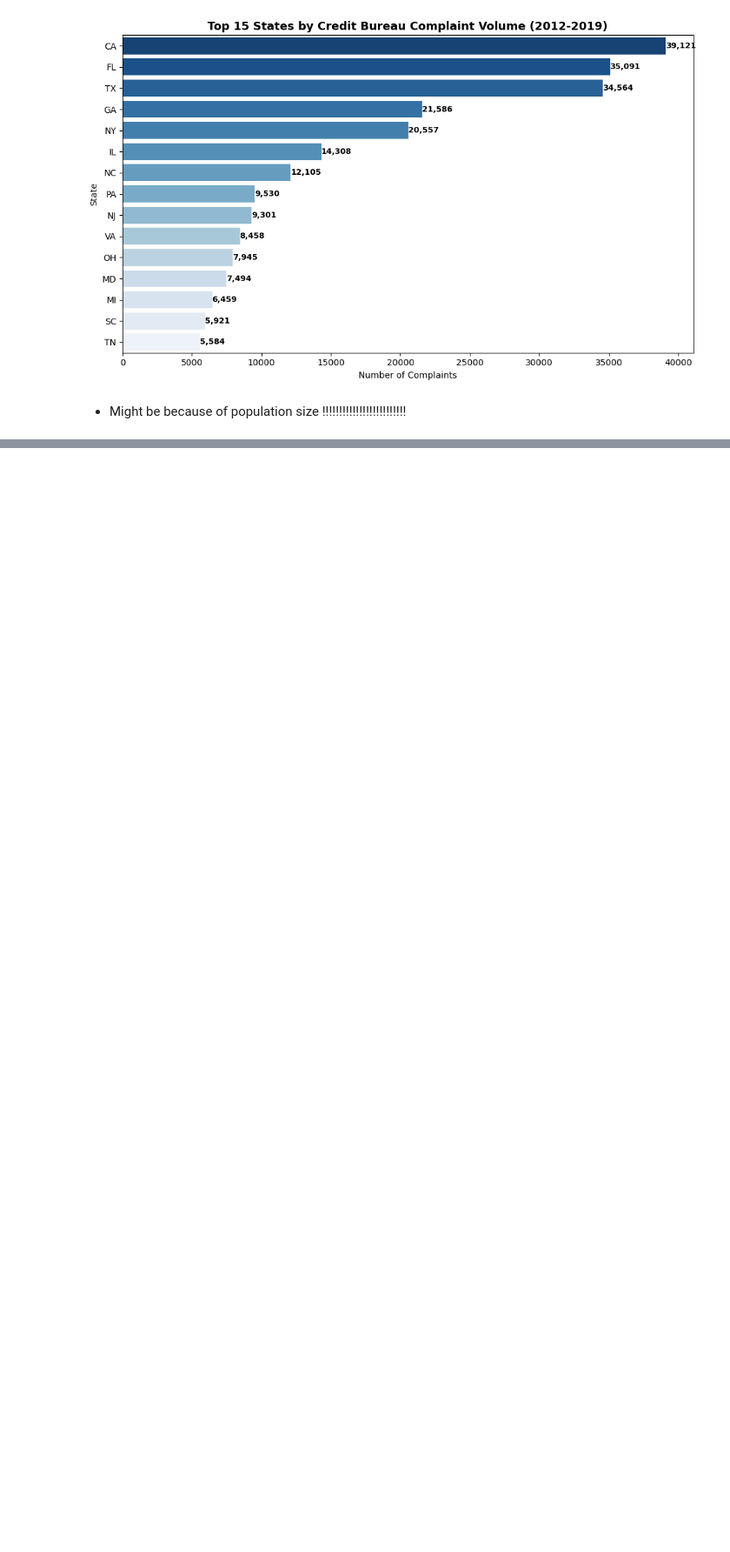
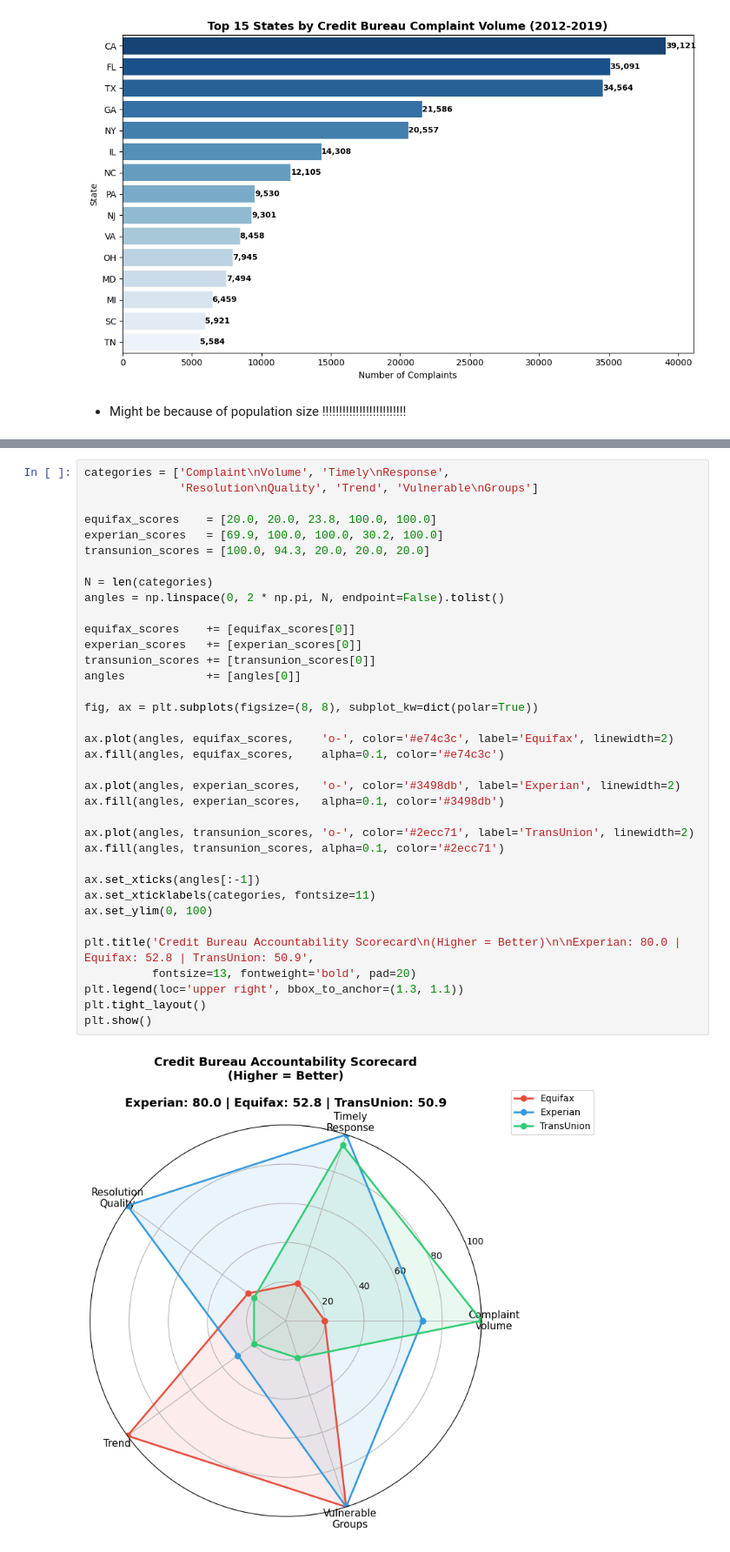
Before and after one commit to jarviscanada/jarvis_data_eng_SamiaCarchaf, a Jupyter notebook: python_data_analytics/sql_complaints.ipynb, the cells around one changed output, grey strips where cells are left out. Shown at 87% size. Drawn from its saved outputs; the diff is of its cells as text; blank space fills up the shorter version.

```diff
--- a/python_data_analytics/sql_complaints.ipynb
+++ b/python_data_analytics/sql_complaints.ipynb
@@ -1144,0 +1273,38 @@ plt.show()
+# %%
+categories = ['Complaint\nVolume', 'Timely\nResponse',
+              'Resolution\nQuality', 'Trend', 'Vulnerable\nGroups']
+
+equifax_scores    = [20.0, 20.0, 23.8, 100.0, 100.0]
+experian_scores   = [69.9, 100.0, 100.0, 30.2, 100.0]
+transunion_scores = [100.0, 94.3, 20.0, 20.0, 20.0]
+
+N = len(categories)
+angles = np.linspace(0, 2 * np.pi, N, endpoint=False).tolist()
+
+equifax_scores    += [equifax_scores[0]]
+experian_scores   += [experian_scores[0]]
+transunion_scores += [transunion_scores[0]]
+angles            += [angles[0]]
+
+fig, ax = plt.subplots(figsize=(8, 8), subplot_kw=dict(polar=True))
+
+ax.plot(angles, equifax_scores,    'o-', color='#e74c3c', label='Equifax', linewidth=2)
+ax.fill(angles, equifax_scores,    alpha=0.1, color='#e74c3c')
+
+ax.plot(angles, experian_scores,   'o-', color='#3498db', label='Experian', linewidth=2)
+ax.fill(angles, experian_scores,   alpha=0.1, color='#3498db')
+
+ax.plot(angles, transunion_scores, 'o-', color='#2ecc71', label='TransUnion', linewidth=2)
+ax.fill(angles, transunion_scores, alpha=0.1, color='#2ecc71')
+
+ax.set_xticks(angles[:-1])
+ax.set_xticklabels(categories, fontsize=11)
+ax.set_ylim(0, 100)
+
+plt.title('Credit Bureau Accountability Scorecard\n(Higher = Better)\n\nExperian: 80.0 | Equifax: 52.8 | TransUnion: 50.9',
+          fontsize=13, fontweight='bold', pad=20)
+plt.legend(loc='upper right', bbox_to_anchor=(1.3, 1.1))
+plt.tight_layout()
+plt.show()
+# %% [output]
+[figure, added]
```
Also changed, not shown: parts of 9 cells of this notebook.
